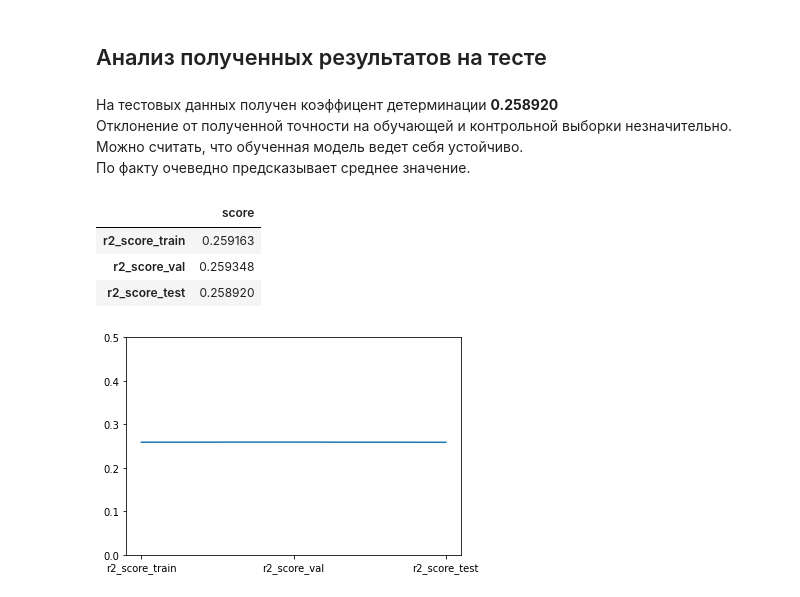
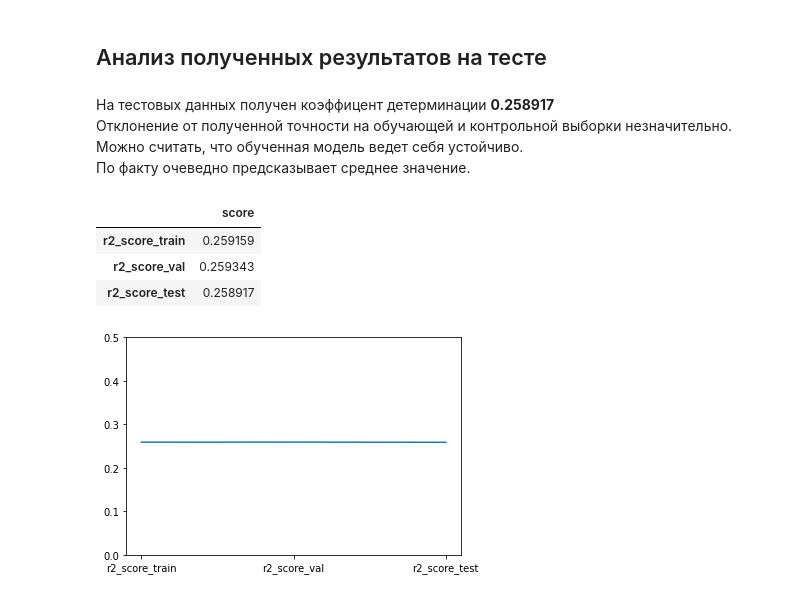
Before and after one commit to RuslanLat/metro, a Jupyter notebook: time_to_under_model.ipynb, the cells around one changed output. Drawn from its saved outputs; the diff is of its cells as text; code cells hidden in the pictures.

```diff
--- a/time_to_under_model.ipynb
+++ b/time_to_under_model.ipynb
@@ -408,20 +408,20 @@ sample_solution.head()
 # %% [markdown]
 ## Анализ полученных результатов на тесте
 # %% [markdown]
-На тестовых данных получен коэффицент детерминации **0.258920** \
+На тестовых данных получен коэффицент детерминации **0.258917** \
 Отклонение от полученной точности на обучающей и контрольной выборки незначительно. \
 Можно считать, что обученная модель ведет себя устойчиво. \
 По факту очеведно предсказывает среднее значение.
 # %%
-df_r2_score = pd.DataFrame([r2_score_train, r2_score_val, 0.258920], \
+df_r2_score = pd.DataFrame([r2_score_train, r2_score_val, 0.258917], \
                            index=['r2_score_train', 'r2_score_val', 'r2_score_test'], \
                            columns=['score'])
 df_r2_score
 # %% [output]
 |  | score |
-| r2_score_train | 0.259163 |
-| r2_score_val | 0.259348 |
-| r2_score_test | 0.258920 |
+| r2_score_train | 0.259159 |
+| r2_score_val | 0.259343 |
+| r2_score_test | 0.258917 |
 # %%
 # визуализация полученной точности
 
```
Also changed, not shown: parts of 8 cells of this notebook, 5 other files.
